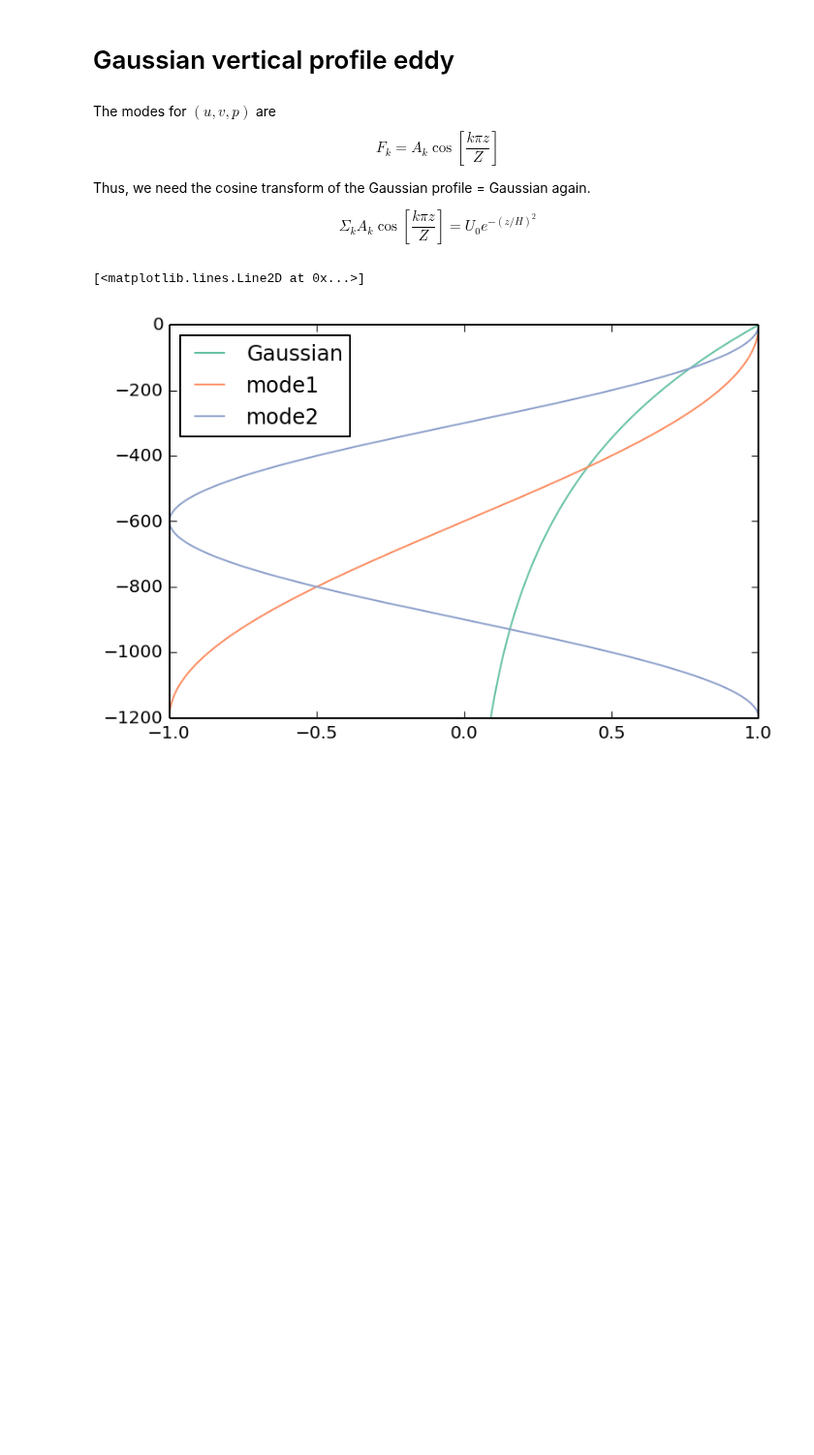
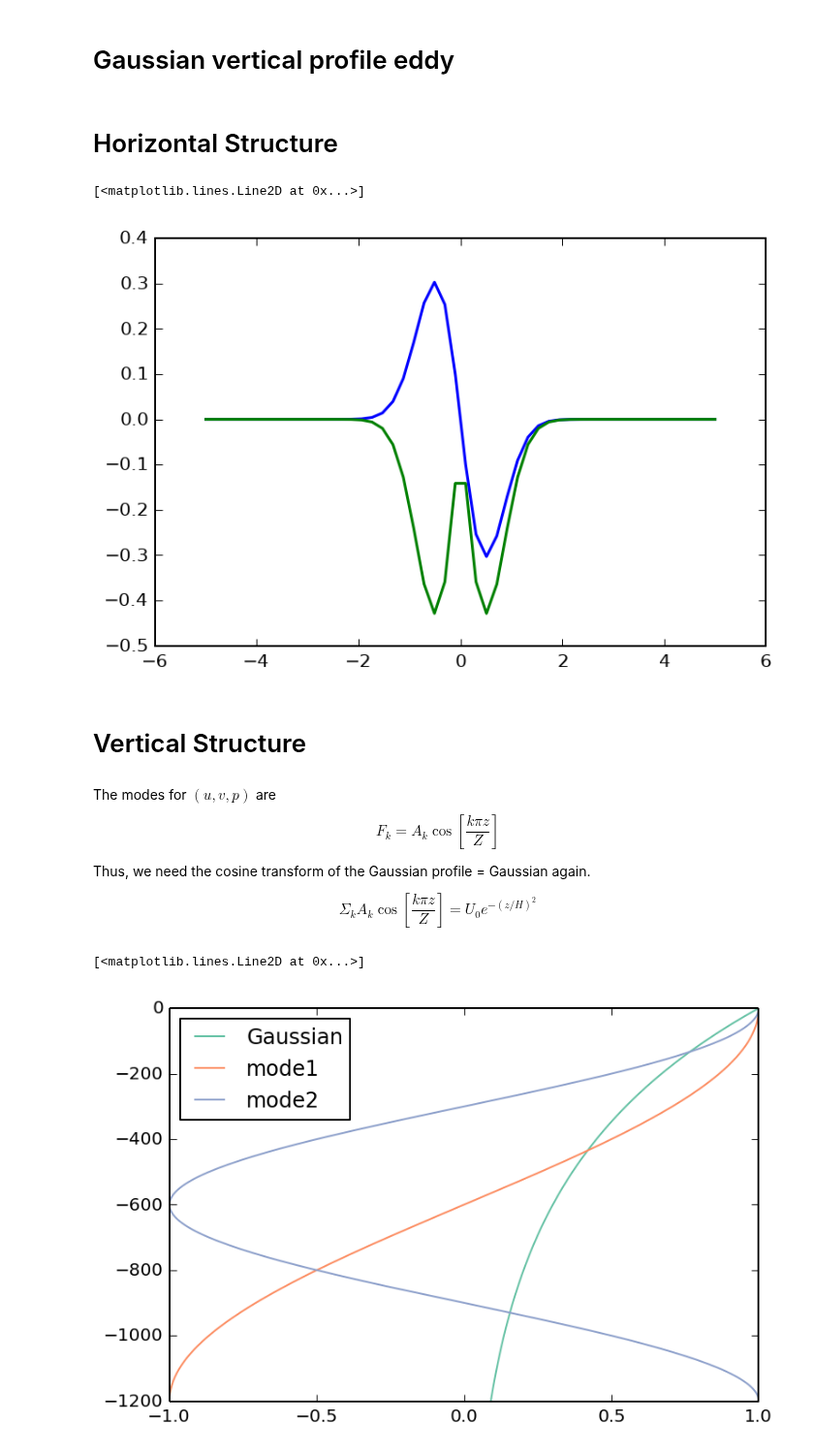
Before and after one commit to dcherian/eddyshelf, a Jupyter notebook: gaussian-eddy.ipynb, the cells around one changed output. Shown at 97% size. Cells and saved outputs as stored; diff of their text form; code cells hidden in the pictures; blank space fills up the shorter version.

```diff
--- a/gaussian-eddy.ipynb
+++ b/gaussian-eddy.ipynb
@@ -20,9 +20,32 @@ import matplotlib.pyplot as plt
 # big figures
 mpl.rcParams['savefig.dpi'] = 2 * mpl.rcParams['savefig.dpi']
 # better color cycling
-import brewer2mpl
-colors =  brewer2mpl.get_map('Set2', 'qualitative', 8).mpl_colors
-mpl.rcParams['axes.color_cycle'] = colors
+# import brewer2mpl
+# colors =  brewer2mpl.get_map('Set2', 'qualitative', 8).mpl_colors
+# mpl.rcParams['axes.color_cycle'] = colors
+# %% [markdown]
+# Horizontal Structure
+# %%
+x = np.linspace(-5,5,50)
+y = np.linspace(-5,5,50)
+
+r = np.hypot(x,y)
+th = np.arctan2(y,x)
+
+R = 1;
+v0 = -1;
+
+v = v0 * (r/R) * np.exp(-(r/R)**2) * np.cos(th)
+
+plt.figure;
+plt.plot(x,v)
+plt.hold(True)
+plt.plot(x, v/np.cos(th))
+# %% [output]
+[<matplotlib.lines.Line2D at 0x...>]
+[figure, added]
+# %% [markdown]
+# Vertical Structure
 # %% [markdown]
 The modes for $(u,v,p)$ are
 $$ F_k = A_k \cos\left[ \frac{k \pi z}{Z}\right]$$
```
Also changed, not shown: 3 other files.
